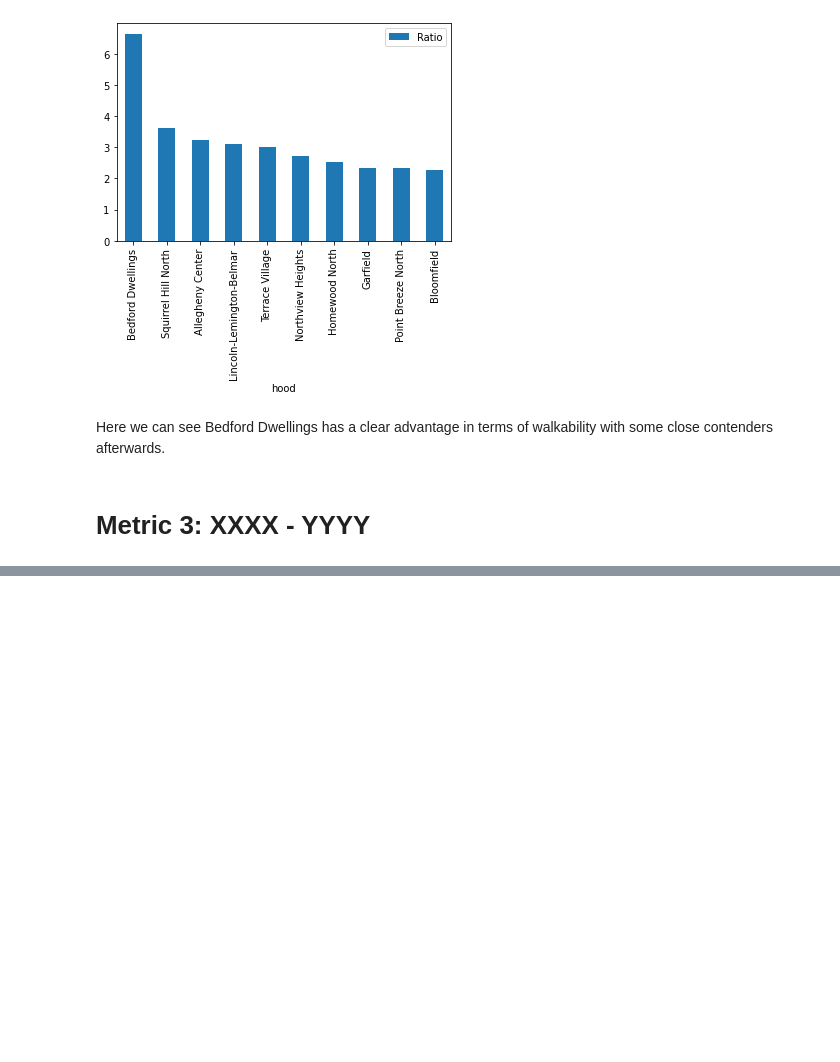
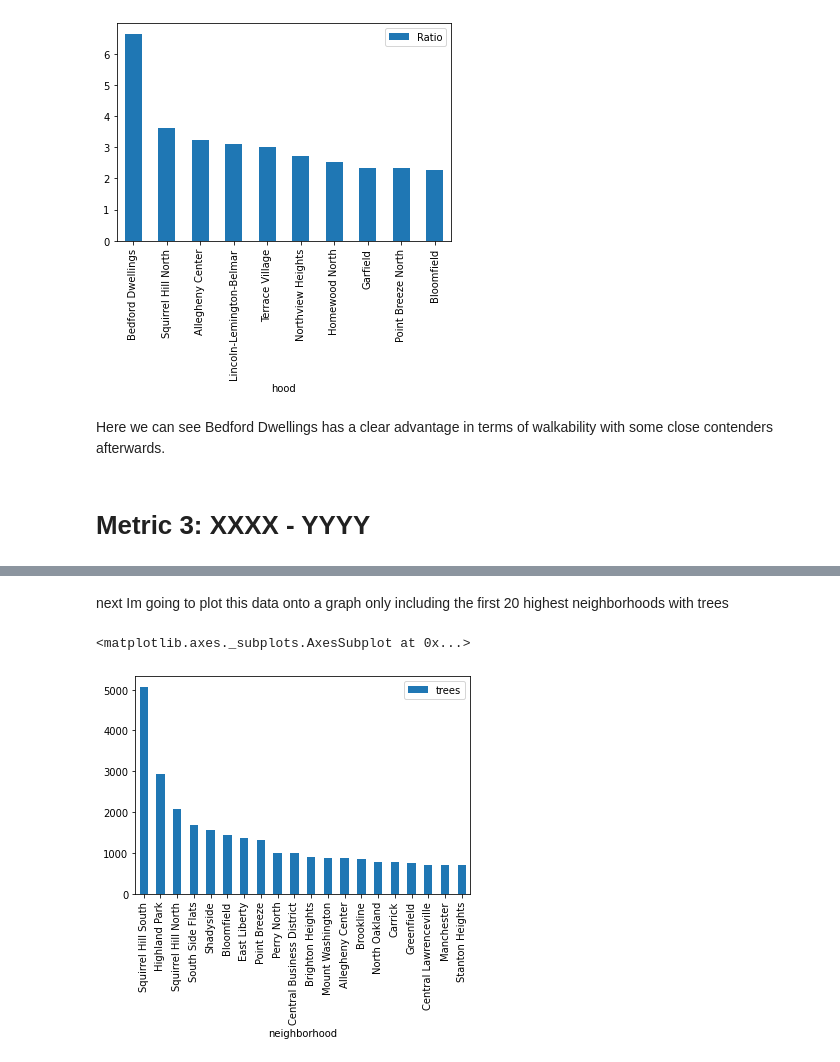
Before and after one commit to tok33/final-project, a Jupyter notebook: final.ipynb, the cells around one changed output, grey strips where cells are left out. Drawn from its saved outputs; the diff is of its cells as text; code cells hidden in the pictures; blank space fills up the shorter version.

```diff
--- a/final.ipynb
+++ b/final.ipynb
@@ -137,0 +160,9 @@ Here we can see Bedford Dwellings has a clear advantage in terms of walkability
+# %%
+tree_count = dict()
+
+for index, row in tree_data.iterrows():
+    neighborhood = row["neighborhood"]
+    if neighborhood in tree_count:
+        tree_count[neighborhood] = tree_count[neighborhood] + 1
+    else:
+        tree_count[neighborhood] = 1
@@ -137,0 +171,3 @@ Here we can see Bedford Dwellings has a clear advantage in terms of walkability
+# %%
+tree_data = pd.DataFrame(list(tree_count.items()),columns = ['neighborhood', 'trees'])
+tree_data.sort_values(by = 'trees', ascending = False)
@@ -137,0 +188,7 @@ Here we can see Bedford Dwellings has a clear advantage in terms of walkability
+# %% [markdown]
+next Im going to plot this data onto a graph only including the first 20 highest neighborhoods with trees
+# %%
+tree_data.sort_values(by=['trees'], ascending=False).head(20).plot.bar(x='neighborhood', y='trees')
+# %% [output]
+<matplotlib.axes._subplots.AxesSubplot at 0x...>
+[figure, added]
```
Also changed, not shown: parts of 14 cells of this notebook.
